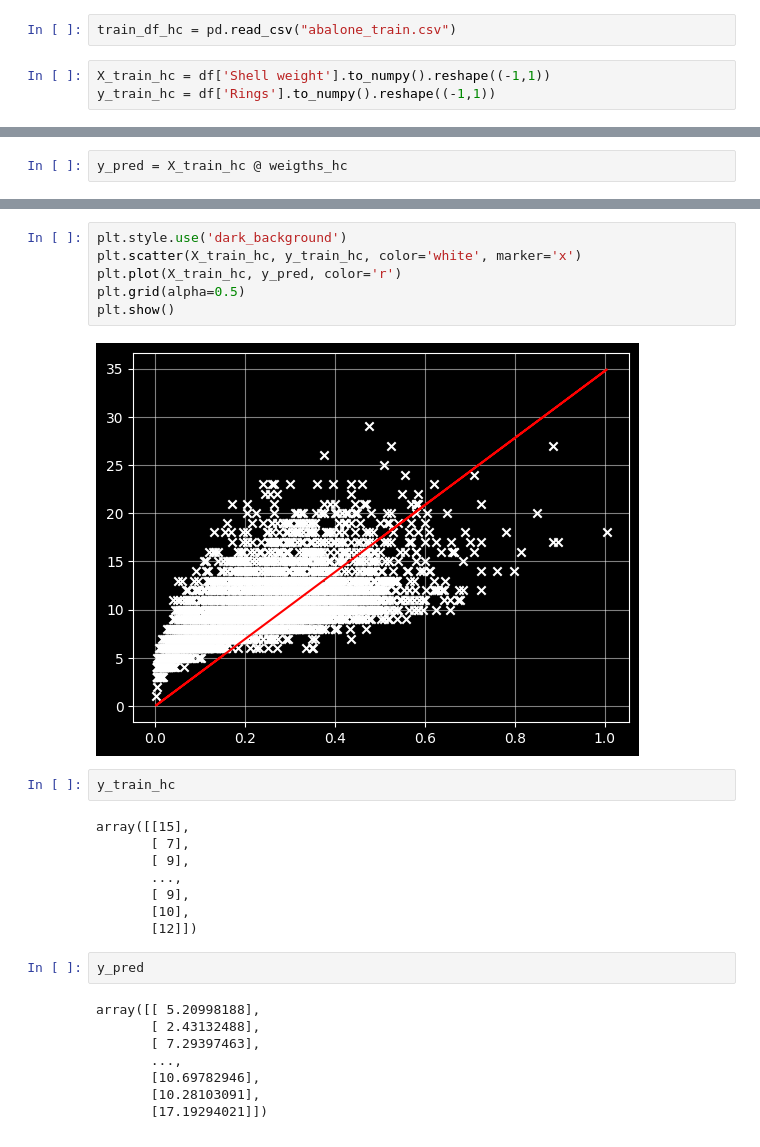
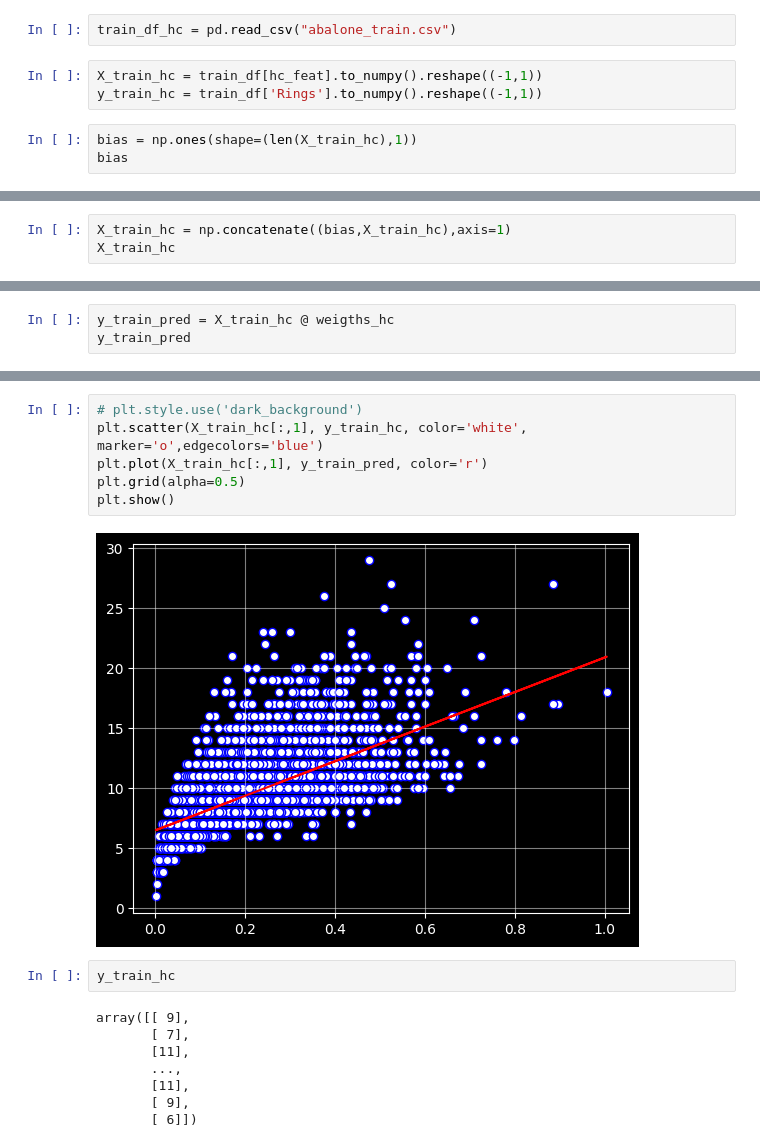
Before and after one commit to BhavikOstwal/IC-272-Assignments, a Jupyter notebook: Assignment-4/All_scraobook.ipynb, the cells around one changed output, grey strips where cells are left out. Saved outputs shown, nothing was run; the diff lists cells and outputs as text.

```diff
--- a/Assignment-4/All_scraobook.ipynb
+++ b/Assignment-4/All_scraobook.ipynb
@@ -65,5 +71,8 @@ Name: Rings, dtype: float64
 # %%
 train_df_hc = pd.read_csv("abalone_train.csv")
 # %%
-X_train_hc = df['Shell weight'].to_numpy().reshape((-1,1))
-y_train_hc = df['Rings'].to_numpy().reshape((-1,1))
+X_train_hc = train_df[hc_feat].to_numpy().reshape((-1,1))
+y_train_hc = train_df['Rings'].to_numpy().reshape((-1,1))
+# %%
+bias = np.ones(shape=(len(X_train_hc),1))
+bias
@@ -69,0 +87,3 @@ y_train_hc = df['Rings'].to_numpy().reshape((-1,1))
+# %%
+X_train_hc = np.concatenate((bias,X_train_hc),axis=1)
+X_train_hc
@@ -75,2 +104,3 @@ array([[34.73321255]])
 # %%
-y_pred = X_train_hc @ weigths_hc
+y_train_pred = X_train_hc @ weigths_hc
+y_train_pred
@@ -77,28 +115,18 @@ y_pred = X_train_hc @ weigths_hc
 # %%
-plt.style.use('dark_background')
-plt.scatter(X_train_hc, y_train_hc, color='white', marker='x')
-plt.plot(X_train_hc, y_pred, color='r')
+# plt.style.use('dark_background')
+plt.scatter(X_train_hc[:,1], y_train_hc, color='white', marker='o',edgecolors='blue')
+plt.plot(X_train_hc[:,1], y_train_pred, color='r')
 plt.grid(alpha=0.5)
 plt.show()
 # %% [output]
-[figure, old version]
+[figure, new version]
 # %%
 y_train_hc
 # %% [output]
-array([[15],
+array([[ 9],
        [ 7],
+       [11],
+       ...,
+       [11],
        [ 9],
-       ...,
-       [ 9],
-       [10],
-       [12]])
+       [ 6]])
-# %%
-y_pred
-# %% [output]
-array([[ 5.20998188],
-       [ 2.43132488],
-       [ 7.29397463],
-       ...,
-       [10.69782946],
-       [10.28103091],
-       [17.19294021]])
```
Also changed, not shown: parts of 50 cells of this notebook, 2 other files.
